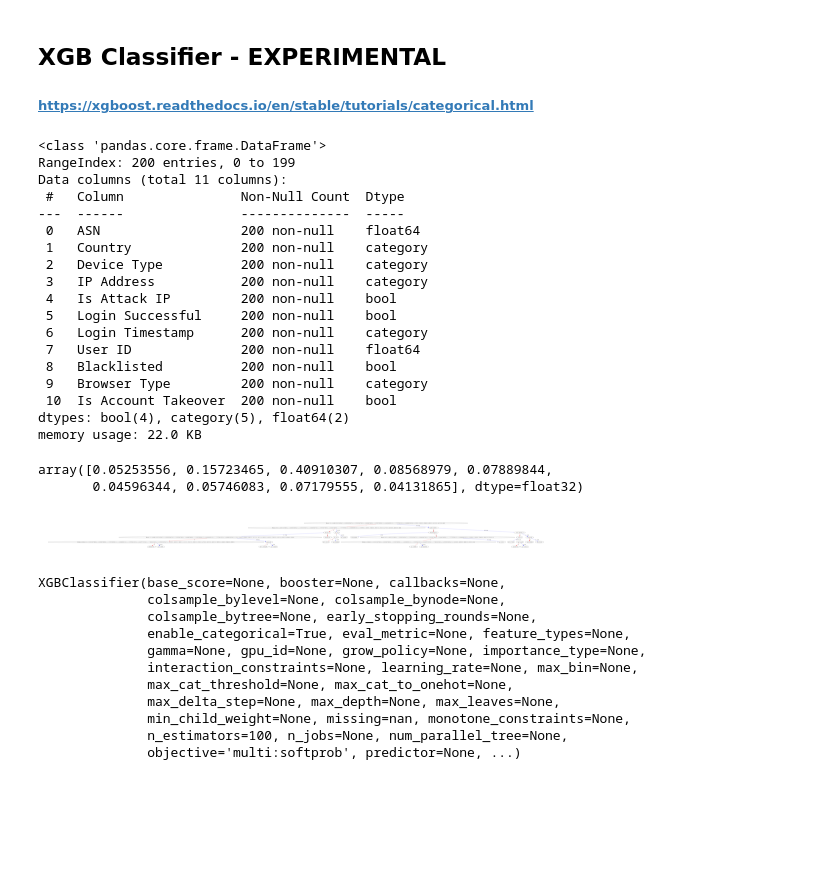
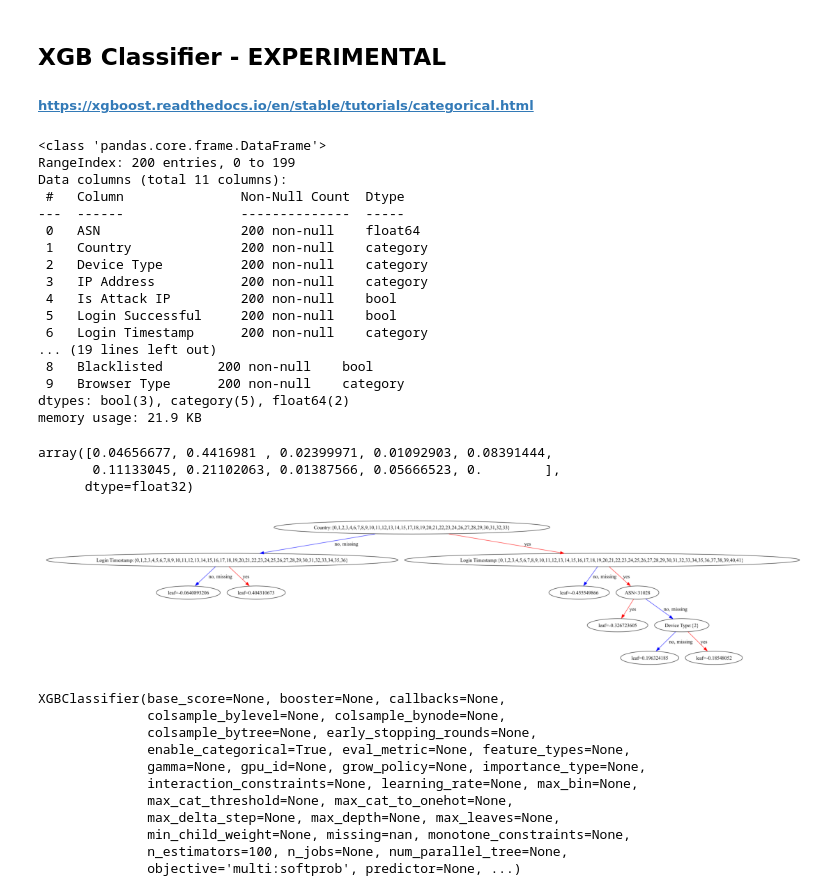
Before and after one commit to grzesiakm/AI-playground, a Jupyter notebook: Mgr_200.ipynb, the cells around one changed output. Drawn from its saved outputs; the diff is of its cells as text; code cells hidden in the pictures; blank space fills up the shorter version.

```diff
--- a/Mgr_200.ipynb
+++ b/Mgr_200.ipynb
@@ -300,48 +300,49 @@ dataset = dataset[cols+['Is Account Takeover']] # Add it to the end
 dataset.info()
 
 # split data into X and y
-X = dataset.iloc[:,0:9]
-Y = dataset.iloc[:,9]
+X = dataset.iloc[:,0:10]
+Y = dataset.iloc[:,10]
+X.info()
 
 from sklearn.preprocessing import LabelEncoder
 le = LabelEncoder()
 Y = le.fit_transform(Y)
 
 # X is the dataframe we created in previous snippet
 clf.fit(X, Y)
 # Must use JSON/UBJSON for serialization, otherwise the information is lost.
 clf.save_model("categorical-model.json")
 # #eval results
 # clf.evals_result_
 # Get a graph
 graph = xgboost.to_graphviz(clf, num_trees=1)
 graph.save("./caterogical-model-graph.png")
 # Or get a matplotlib axis
 ax = xgboost.plot_tree(clf, num_trees=1)
 # Get feature importances
 clf.feature_importances_
 # %% [output]
 <class 'pandas.core.frame.DataFrame'>
 RangeIndex: 200 entries, 0 to 199
 Data columns (total 11 columns):
  #   Column               Non-Null Count  Dtype
 ---  ------               --------------  -----
  0   ASN                  200 non-null    float64
  1   Country              200 non-null    category
  2   Device Type          200 non-null    category
  3   IP Address           200 non-null    category
  4   Is Attack IP         200 non-null    bool
  5   Login Successful     200 non-null    bool
  6   Login Timestamp      200 non-null    category
- 7   User ID              200 non-null    float64
- 8   Blacklisted          200 non-null    bool
- 9   Browser Type         200 non-null    category
- 10  Is Account Takeover  200 non-null    bool
-dtypes: bool(4), category(5), float64(2)
-memory usage: 22.0 KB
+... (19 lines left out)
+ 8   Blacklisted       200 non-null    bool
+ 9   Browser Type      200 non-null    category
+dtypes: bool(3), category(5), float64(2)
+memory usage: 21.9 KB
-array([0.05253556, 0.15723465, 0.40910307, 0.08568979, 0.07889844,
-       0.04596344, 0.05746083, 0.07179555, 0.04131865], dtype=float32)
+array([0.04656677, 0.4416981 , 0.02399971, 0.01092903, 0.08391444,
+       0.11133045, 0.21102063, 0.01387566, 0.05666523, 0.        ],
+      dtype=float32)
-[figure, old version]
+[figure, new version]
 # %%
 print(clf)
 # %% [output]
```
Also changed, not shown: parts of 99 cells of this notebook.
